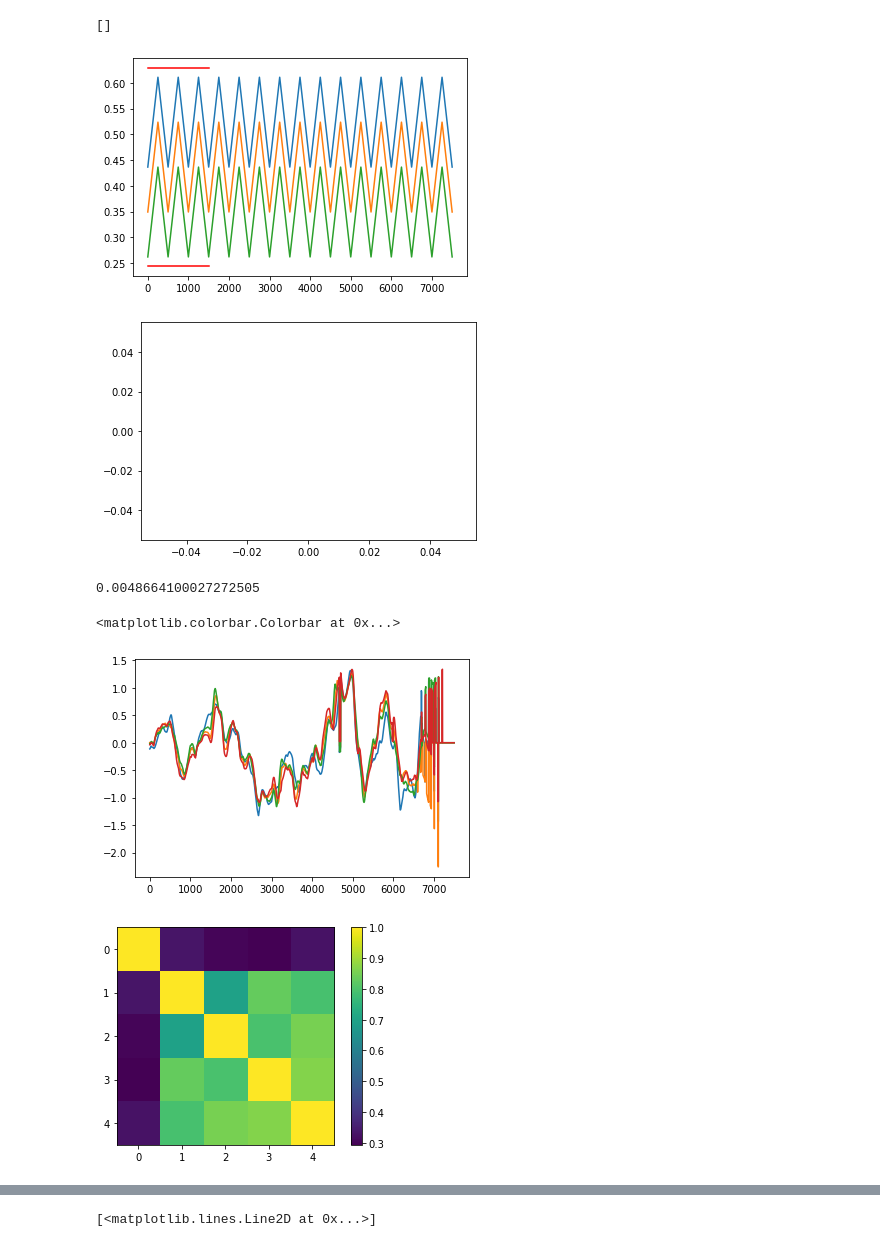
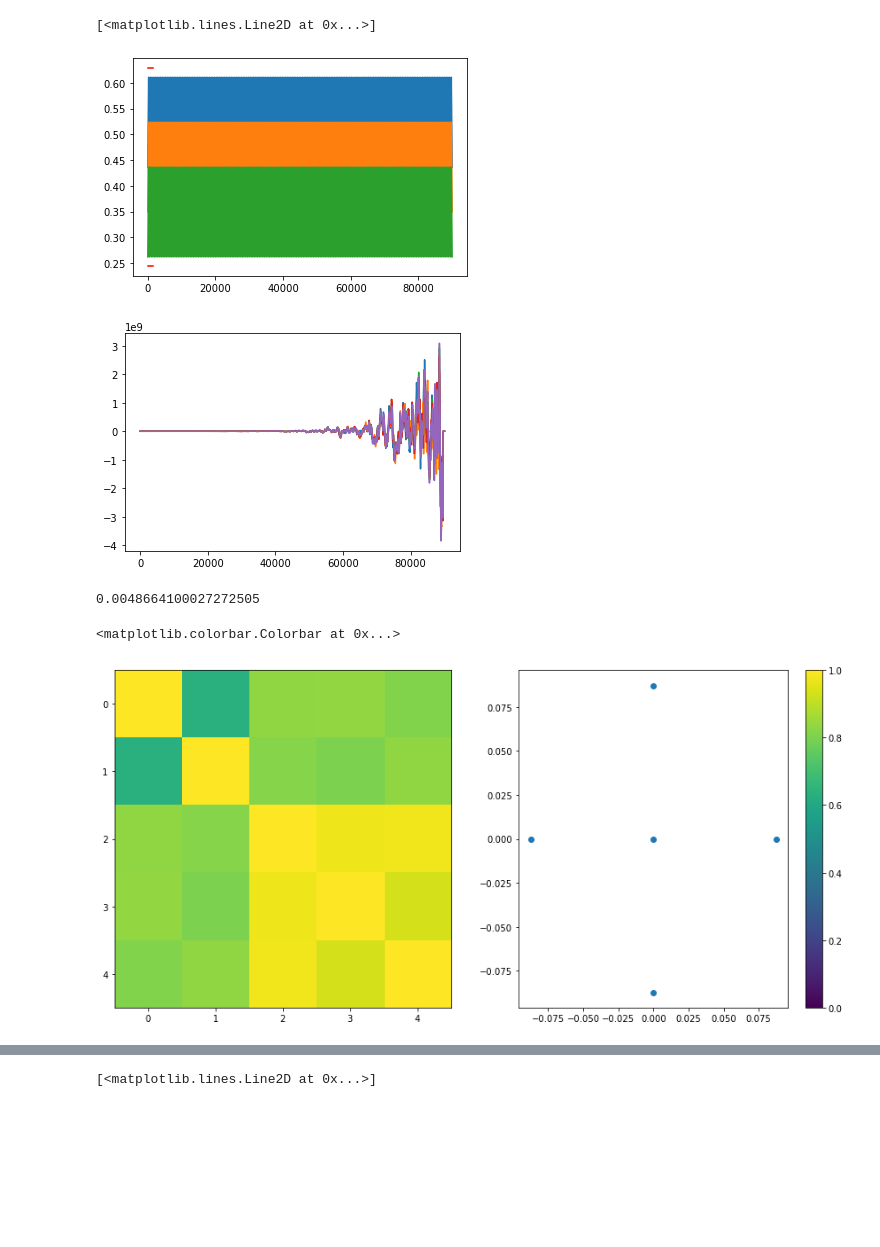
Before and after one commit to cmbgroundbased/cal, a Jupyter notebook: cookbook/skypatch.ipynb, the cells around one changed output, grey strips where cells are left out. Drawn from its saved outputs; the diff is of its cells as text; code cells hidden in the pictures; blank space fills up the shorter version.

Commit message:
Changes to be committed: 	modified:   skypatch.ipynb 	modified:   ../src/libcal_mpi/src/compress_volume.cpp 	modified:   ../src/libcal_mpi/src/observe.cpp

```diff
--- a/cookbook/skypatch.ipynb
+++ b/cookbook/skypatch.ipynb
@@ -26,7 +28,7 @@ azmax=(36/180)*np.pi
 elmin=(60/180)*np.pi
 elmax=(80/180)*np.pi
 tmin=0.0
-tmax=300.0
+tmax=3600.0
 lmin_center=20
 lmin_sigma=0
 lmax_center=600
@@ -47,34 +49,10 @@ zstep=80.0
 nelem_sim_max=200
 verbosity=1
 comm=communicator
-key1=325
-key2=10000+int(tmax)*25
-counterval1=34567
-counterval2=600000
-cachedir="/tmp"
+key1=0
+key2=8500
+counterval1=0
+counterval2=0
+cachedir="/home/algebrato/Progetti/CMB4G/libcal/cookbook/atm_cache"
 rmin=0
 rmax=10000
-
-
-if rank==0:
-    env=pycal.Environment.get()
-    print(env)
-
-fs_hz=25
-ss=(1/180)*np.pi
-times=np.linspace(0,tmax,int(tmax)*fs_hz)
-el=np.ones(int(tmax)*fs_hz)*(72/180)*np.pi
-# az=np.ones(int(tmax)*fs_hz)*(25/180)*np.pi
-
-azmin_tod=(20/180)*np.pi
-azmax_tod=(30/180)*np.pi
-az1=np.linspace(azmin_tod,azmax_tod,10*fs_hz)
-az=az1
-for i in range(0, int((tmax/10)-1)):
-    az1=np.flip(az1)
-    az=np.append(az, az1)
-tod0=np.zeros(int(tmax)*fs_hz)
-tod1=np.zeros(int(tmax)*fs_hz)
-tod2=np.zeros(int(tmax)*fs_hz)
-tod3=np.zeros(int(tmax)*fs_hz)
-tod4=np.zeros(int(tmax)*fs_hz)
@@ -174,17 +173,23 @@ MPI.Finalize()
 # %%
 plt.figure(1)
 plt.plot(az+((5/180)*np.pi))
 plt.plot(az)
 plt.plot(az-((5/180)*np.pi))
 plt.plot([0,60*25], [azmin, azmin],'r-')
 plt.plot([0,60*25], [azmax, azmax],'r-')
 
 plt.figure(2)
-plt.plot()
+plt.plot(tod0)
+plt.plot(tod1)
+plt.plot(tod2)
+plt.plot(tod3)
+plt.plot(tod4)
+
+# `Val` viene azzerata?
 # %% [output]
-[]
+[<matplotlib.lines.Line2D at 0x...>]
-[figure, old version]
+[figure, new version]
-[figure, old version]
+[figure, new version]
 # %%
 vmin = 1e30
 vmax = -1e30
@@ -192,7 +197,7 @@ vmin = min(vmin, np.amin(tod0))
 vmax = max(vmax, np.amax(tod0))
 absorption=pycal.atm_absorption_coefficient(5400, 280, 101500, 2, 43)
 print(absorption)
-plt.figure(1)
+plt.figure(1, figsize=(15,7))
 plt.plot(tod0*absorption/1000 - tod1*absorption/1000, '-')
 plt.plot(tod0*absorption/1000 - tod2*absorption/1000, '-')
 plt.plot(tod0*absorption/1000 - tod3*absorption/1000, '-')
@@ -312,14 +317,15 @@ fp_cx[4,2]=np.corrcoef(tod2,tod4)[1,0]
 
 fp_cx[3,4]=np.corrcoef(tod3,tod4)[0,1]
 fp_cx[4,3]=np.corrcoef(tod3,tod4)[1,0]
-plt.figure(2)
-plt.imshow(fp_cx)
-plt.colorbar()
+plt.subplot(121)
+plt.imshow(fp_cx, vmin=0.0, vmax=1, interpolation="None")
+plt.subplot(122)
+plt.plot([-((5/180)*np.pi),0,0,0,((5/180)*np.pi)], [0,-((5/180)*np.pi),0,((5/180)*np.pi),0], 'o')
+plt.colorbar( )
 # %% [output]
 0.0048664100027272505
 <matplotlib.colorbar.Colorbar at 0x...>
-[figure, old version]
+[figure, new version]
-[figure, removed]
 # %%
 plt.plot(tod0)
 plt.plot(tod1)
```
Also changed, not shown: parts of 21 cells of this notebook, 2 other files.
